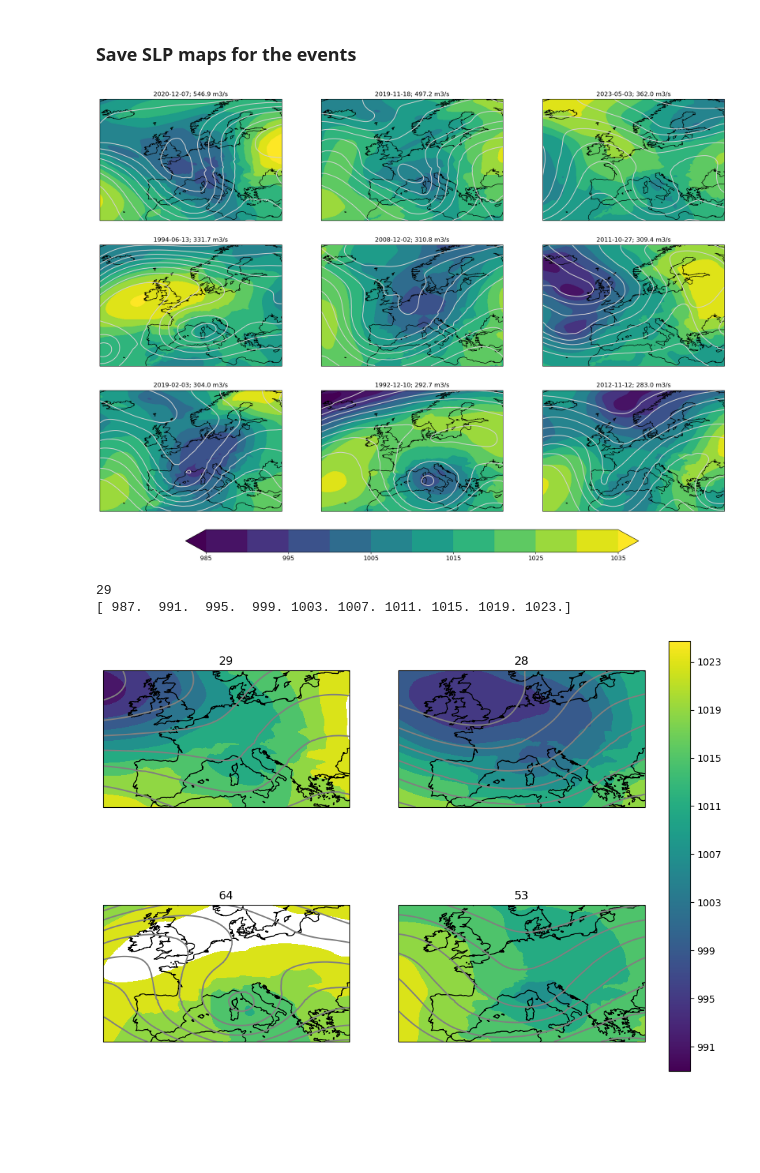
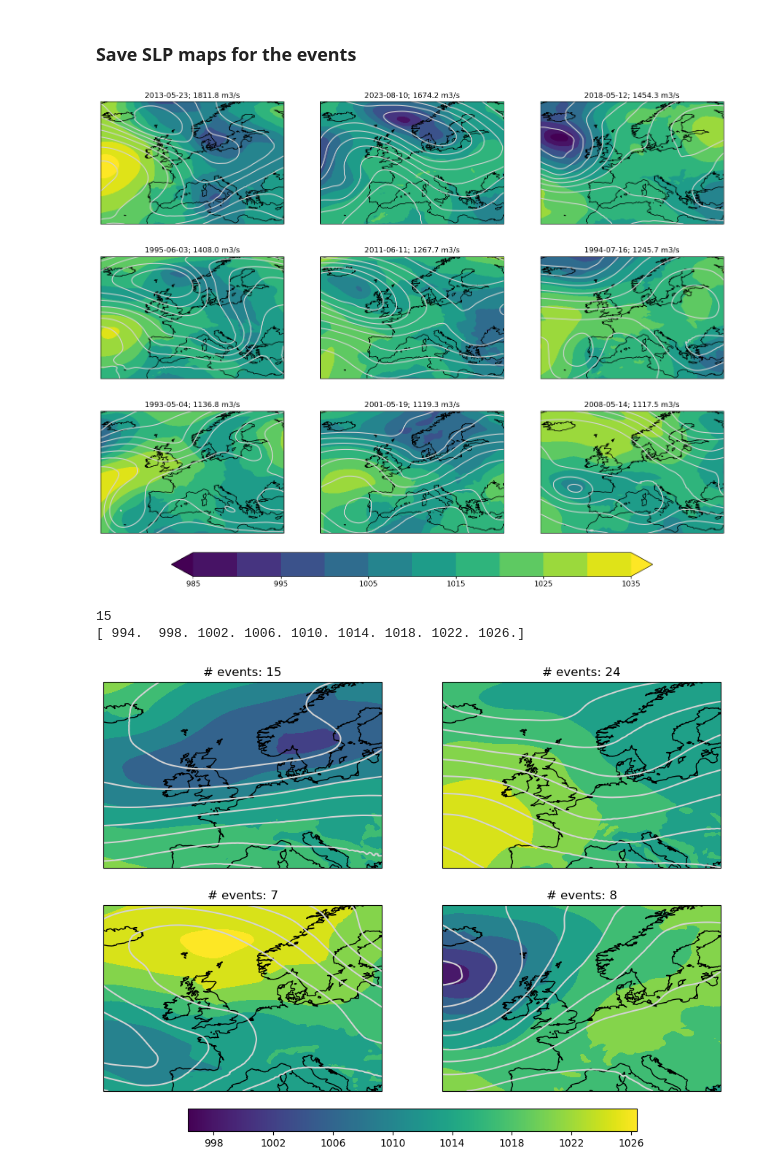
Before and after one commit to zappag/FLORA, a Jupyter notebook: explore.ipynb, the cells around one changed output. Cells and saved outputs as stored; diff of their text form; code cells hidden in the pictures; blank space fills up the shorter version.

Commit message:
more fixes, added fig save

```diff
--- a/explore.ipynb
+++ b/explore.ipynb
@@ -37,7 +37,7 @@ QUESTIONS:
 EFASDIR_HIST="/home/zappa/work_big/EFAS"
 
 # Name Pattern of EFAS data, * reflects different years
-watershed='panaro'
+watershed='lagen'
 tres='day'
 #
 # path of efas data masked for watershed
@@ -49,9 +49,6 @@ wshed_dismax_fname=os.path.dirname(wshed_fname)+f"/basinmax/efas_{watershed}.nc"
 # directory of HydroBasins shapefile
 shape_dir="/work_big/users/zappa/TRANSLATE/HydroBasins/hybas_lake_eu_lev01-12_v1c/"
 
-# path to directory with figures
-figdir=f"/home/zappa/work_big/TRANSLATE/figures/efas_historical/{watershed}/"
-os.makedirs(figdir, exist_ok=True)
 
 # variable name in EFAS file
 if tres=='day':
@@ -82,6 +79,10 @@ fname_gp=f"{EFASDIR_HIST}/postpro/{tres}/single_gp/efas_{watershed}_{tlabel}_{tr
 plot2d_day=False
 ReadExisting=True  # allows faster execution if True. If False, the EFAS data is read from the netcdf files
 HazardDef="wmax"   # gridpoint (gp), watershed max (wmax), economic (eco)
+
+# path to directory with figures
+figdir=f"/home/zappa/TRANSLATE/figures/{watershed}/{disname}"
+os.makedirs(figdir, exist_ok=True)
 # %% [markdown]
 # Reading watershed
 # %%
@@ -206,7 +234,8 @@ if plot2d_day:
     dataset2d = xr.open_mfdataset(wshed_fname, combine='by_coords')
 
     # Access variables within the dataset
-    time_step = '2013-10-20T00:00:00'  # Example time step
+    #time_step = '2013-05-14T00:00:00'  # Example time step
+    time_step=max_year1
     data2d_day=dataset2d.sel(time=time_step)
 
     # Extract longitude, latitude, and variable data
@@ -221,10 +250,20 @@ if plot2d_day:
     plt.xlim(bbox[1], bbox[3])  # Set longitude range
     plt.ylim(bbox[0], bbox[2])  # Set latitude range
 
+    # add lon labels
+    # ax.set_xticks(np.arange(bbox[1], bbox[3], 0.5))
+    # ax.set_xticklabels(np.arange(bbox[1], bbox[3], 0.5), rotation=45)
+    # ax.set_yticks(np.arange(bbox[0], bbox[2], 0.5))
+    # ax.set_yticklabels(np.arange(bbox[0], bbox[2], 0.5))
+
     # Add coastlines, gridlines, and title
     ax.coastlines()
-    ax.gridlines()
-    plt.title(f'Map for {time_step}')
+    gl=ax.gridlines(draw_labels=True, linestyle=':')
+    gl.top_labels = False  # Disable labels at the top
+    gl.right_labels = False  # Disable labels on the right
+
+    formatted_time_step = str(time_step)[:16]
+    plt.title(f'Map for {formatted_time_step}')
     plt.colorbar(label='discharge')
 
     # add x and y tick labels
@@ -232,4 +271,8 @@ if plot2d_day:
     # plot the watershed
     shape_basin_gdf.plot(ax=ax, color='none', edgecolor='red',transform=ccrs.PlateCarree())
 
+    #save figure
+    figname=f"{figdir}/{HazardDef}_map_mostXtreme_event.png"
+    plt.savefig(figname)
+
     plt.show()
@@ -747,7 +779,7 @@ global_max_MSL = vdata_events.isel(time=slice(0,max_num_plot)).MSL.max(dim=['tim
 contour_levels_MSL = np.linspace(985, 1035, num=11)
 
 # Create subplots
-fig, axes = plt.subplots(num_rows, num_cols, figsize=(22, 16), subplot_kw={'projection': ccrs.PlateCarree()})
+fig, axes = plt.subplots(num_rows, num_cols, figsize=(18, 14), subplot_kw={'projection': ccrs.PlateCarree()})
 
 # Flatten the axes array for easier indexing
 axes_flat = axes.flatten()
@@ -757,34 +789,38 @@ for i, time in enumerate(vdata_events.isel(time=slice(0,max_num_plot)).time):
 
     row = i // num_cols
     col = i % num_cols
 
     #data_at_time = vdata_events.sel(time=time,lon=slice(-25,35),lat=slice(65,30))
     data_at_time = vdata_events.sel(time=time,lon=slice(-25,35),lat=slice(70,30))
 
     # Set contour levels
     contour_levels_Z500 = np.linspace(data_at_time.Z.min(), data_at_time.Z.max(), num=10)
 
     # Plot in the corresponding subplot
     ax = axes[row, col]
     ax.set_title(time.dt.strftime('%Y-%m-%d').item()+'; '+df_events['max_value'].values[i].round(1).astype(str)+' m3/s')
 
     #ax.set_extent([-20, 35, 30, 60], crs=ccrs.PlateCarree())  # Set the desired lat/lon range
     im_MSP = ax.contourf(data_at_time['MSL'].lon, data_at_time['MSL'].lat,
                       data_at_time['MSL'], levels=contour_levels_MSL, cmap='viridis', transform=ccrs.PlateCarree(),extend='both')
     im_Z = ax.contour(data_at_time['Z'].lon, data_at_time['Z'].lat,
                       data_at_time['Z'].sel(plev=50000), levels=contour_levels_Z500, colors='lightgrey', transform=ccrs.PlateCarree())
 
     # Add coastlines using Cartopy
     ax.coastlines()
 
 # Add color bar at the bottom
 cbar = fig.colorbar(im_MSP, ax=axes_flat.tolist(), orientation='horizontal', fraction=0.05, pad=0.04)
 cbar.ax.xaxis.set_tick_params(labelsize=12)  # Adjust '10' to your desired font size
 
+# save figure
+figname=f"{figdir}/{HazardDef}_map_MSLP_top_events.png"
+plt.savefig(figname)
+
 # Show the plots
 plt.show()
 # %% [output]
-[figure, old version]
+[figure, new version]
 # %%
 def composite_events(vdata, df_events):
     era_events=[]
@@ -967,40 +1004,43 @@ projection = ccrs.PlateCarree()
 # Create map of mean node
 fig, axs = plt.subplots(nx, ny, figsize=(11, 8), subplot_kw={'projection': projection})
 
-# Calculate global min and max for d1/100
+# Calculate global min and max for d1
 global_min_d1 = min([d.min() for d in mean_node_MSL])
 global_max_d1 = max([d.max() for d in mean_node_MSL])
 
 # Define levels for contour plot
 levels_d1 = np.arange(np.round(global_min_d1-2), np.round(global_max_d1+2), 4)  # Replace min_value_d1, max_value_d1, step_d1 with actual values
-#levels_d1 = np.linspace(np.round(global_min_d1-2), np.round(global_max_d1+2), 10)  # Replace min_value_d1, max_value_d1, step_d1 with actual values
 print(levels_d1)
 
 for ax, d1, d2, inode in zip(axs.flat, mean_node_MSL, mean_node_Z, range(0,nn)):
     # Plot the data using pcolormesh
     # cax1 = ax.contourf(dd4som['lon'].values, dd4som['lat'].values, d1/100, vmin=global_min_d1, vmax=global_max_d1, transform=projection)
-    cax1 = ax.contourf(dd4som['lon'].values, dd4som['lat'].values, d1, levels_d1, transform=projection)
+    cax1 = ax.contourf(dd4som['lon'].values, dd4som['lat'].values, d1, levels_d1, transform=projection,extend='both')
 
-    cax2 = ax.contour(dd4som['lon'].values, dd4som['lat'].values, d2, colors='grey', transform=projection)
+    cax2 = ax.contour(dd4som['lon'].values, dd4som['lat'].values, d2, colors='lightgrey', transform=projection)
 
     # Add coastlines
     ax.coastlines()
 
     # add number of events
-    ax.set_title(f"{occurrences[inode]}")
+    ax.set_title(f"# events: {occurrences[inode]}")
 
     # Add a colorbar
     #cbar = plt.colorbar(cax1,orientation='vertical', fraction=0.05, pad=0.04)
 
 norm = Normalize(vmin=global_min_d1, vmax=global_max_d1)  # Adjust these values based on your data range
 smappable = ScalarMappable(norm=norm, cmap=cax1.cmap)  # Use the colormap from your contour plot
-cbar = fig.colorbar(smappable, ax=axs, orientation='vertical', fraction=0.05, pad=0.04, ticks=levels_d1)
+cbar = fig.colorbar(smappable, ax=axs, orientation='horizontal', fraction=0.05, pad=0.04, ticks=levels_d1)
 #cbar.set_ticks(FixedLocator(levels_d1))  # Set ticks to match contour levels
+
+# save figure
+figname=f"{figdir}/{HazardDef}_events_p{prcth}_map_som_nodes.png"
+
 plt.show()
 # %% [output]
-29
-[ 987.  991.  995.  999. 1003. 1007. 1011. 1015. 1019. 1023.]
+15
+[ 994.  998. 1002. 1006. 1010. 1014. 1018. 1022. 1026.]
-[figure, old version]
+[figure, new version]
 # %%
 
 
```
Also changed, not shown: parts of 13 cells of this notebook, 1 other file.
